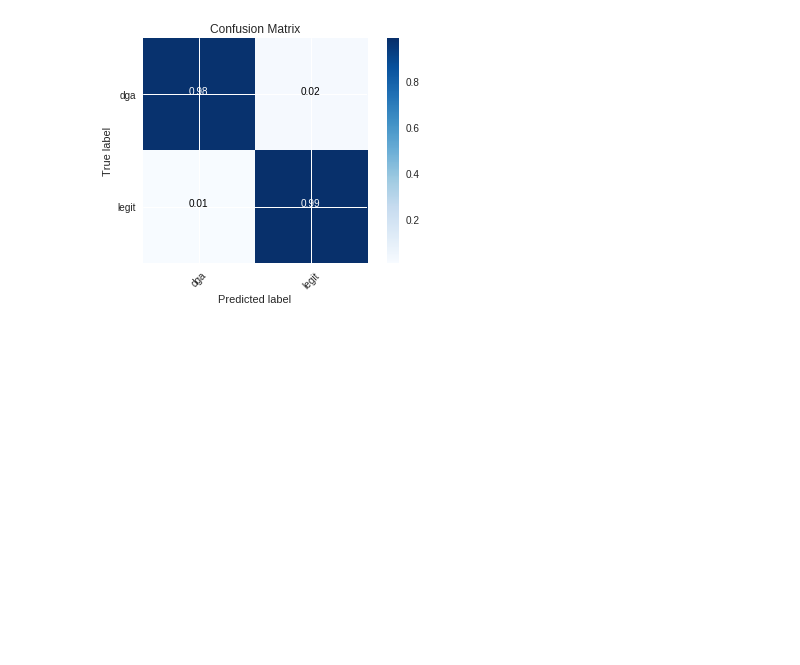
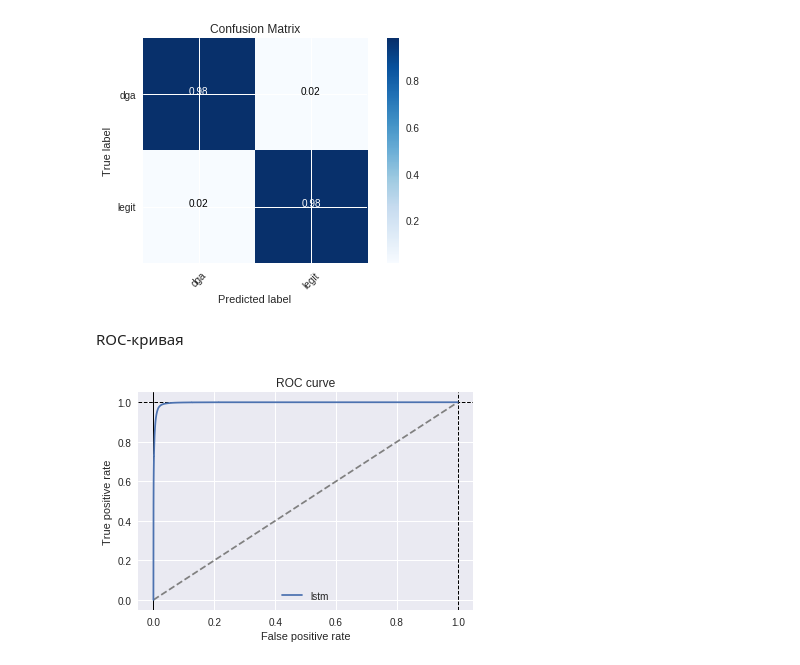
Before and after one commit to exctzo/bmstu_res, a Jupyter notebook: neural.ipynb, the cells around one changed output. Cells and saved outputs as stored; diff of their text form; code cells hidden in the pictures; blank space fills up the shorter version.

```diff
--- a/neural.ipynb
+++ b/neural.ipynb
@@ -69,6 +113,6 @@ warnings.filterwarnings('ignore')
 # %% [markdown]
 Обучение + кросс-валидация
 # %%
-model.fit(X_train, y_train, validation_data=(X_test,y_test), epochs=10, batch_size=128, callbacks=[EarlyStopping(monitor='val_loss',min_delta=0.0001)])
+model.fit(X_train, y_train, validation_data=(X_test,y_test), epochs=25, batch_size=128, callbacks=[EarlyStopping(monitor='val_loss',min_delta=0.0001)])
 # %% [output]
 Train on 1207116 samples, validate on 594551 samples
@@ -95,3 +137,4 @@ from sklearn.metrics import precision_score, recall_score, f1_score, confusion_m
 from itertools import product
 # %%
-y_pred = model.predict(X_test).round()
+y_score = model.predict_proba(X_test)
+y_pred = y_score.round()
@@ -134,3 +181,21 @@ plt.xlabel('Predicted label')
 plt.show()
 # %% [output]
 [figure]
+# %% [markdown]
+ROC-кривая
+# %%
+plt.figure()
+plt.plot([0, 1], [0, 1], '--', color="grey")
+plt.axvline(0, linestyle="-", c="black", lw=1)
+plt.axvline(1, linestyle="--", c="black", lw=1)
+plt.axhline(1, linestyle="--", c="black", lw=1)
+fpr, tpr, thresholds = roc_curve(y_test, y_score)
+plt.plot(fpr, tpr, label="lstm")
+plt.grid(True)
+plt.xlabel('False positive rate')
+plt.ylabel('True positive rate')
+plt.title('ROC curve')
+plt.legend(loc='best')
+plt.show()
+# %% [output]
+[figure, added]
```
Also changed, not shown: parts of 12 cells of this notebook.
